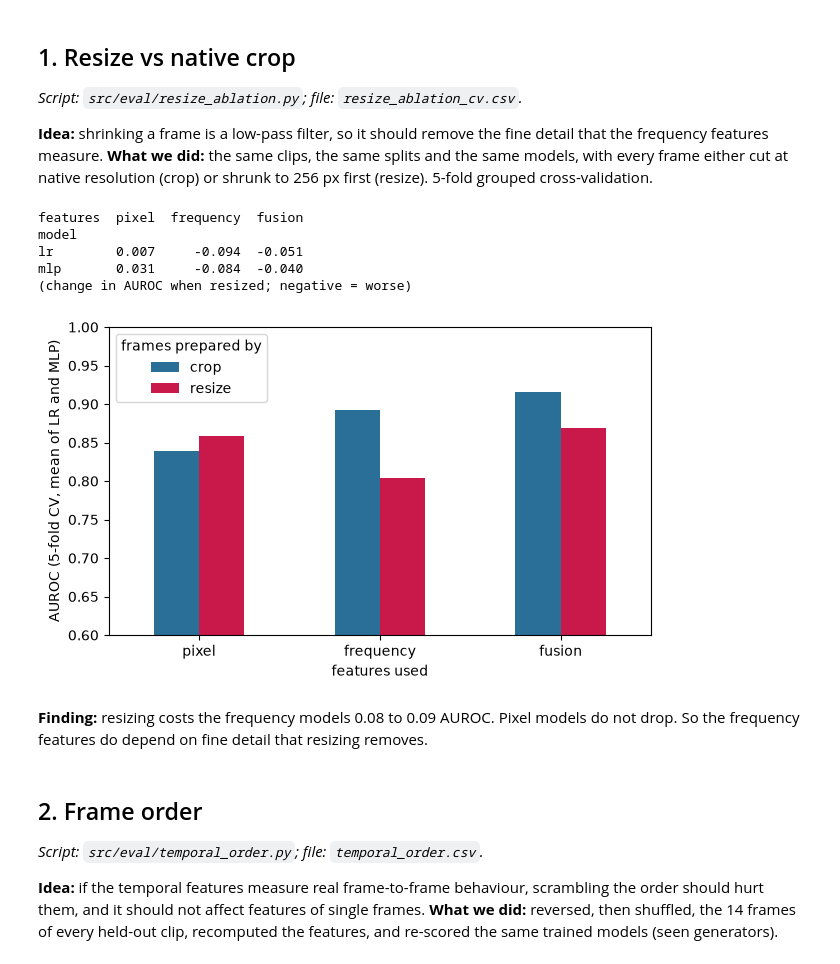
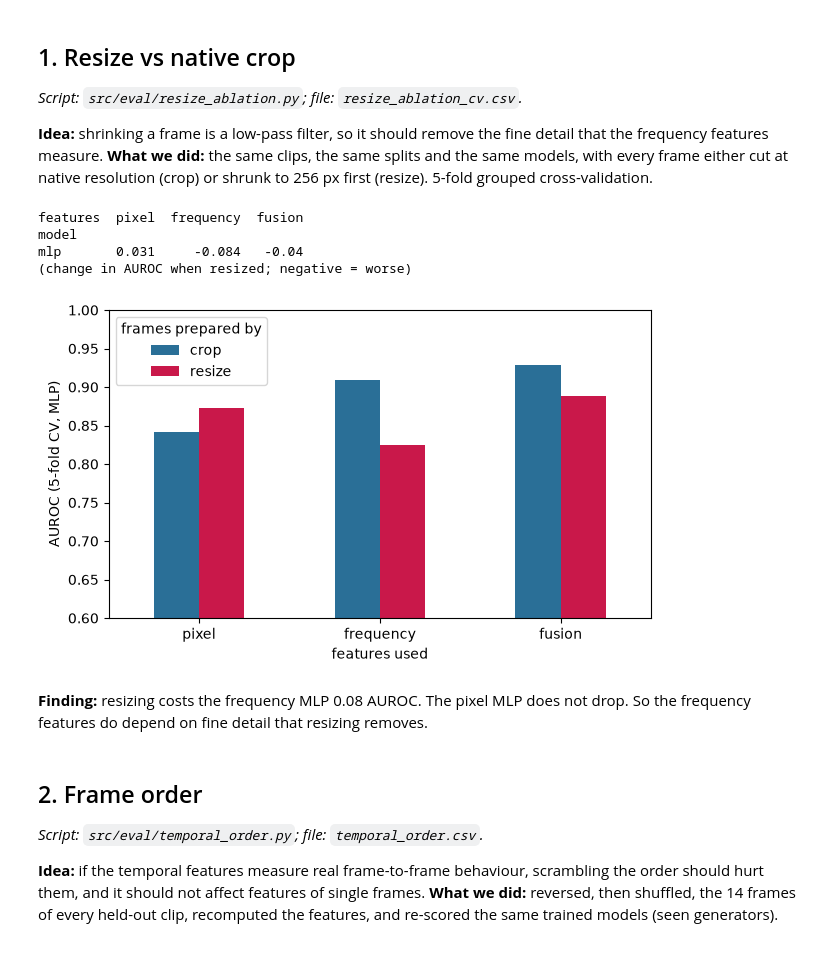
Before and after one commit to Astitva-Garg/Detection-of-AI-Generated-Video-via-Frequency-Domain, a Jupyter notebook: novelty.ipynb, the cells around one changed output. Saved outputs shown, nothing was run; the diff lists cells and outputs as text; code cells hidden in the pictures.

```diff
--- a/novelty.ipynb
+++ b/novelty.ipynb
@@ -26,22 +26,21 @@ from src.config import RESULTS
 # %%
 r = pd.read_csv(RESULTS / "resize_ablation_cv.csv")
 r["features"] = r.features.replace({"all": "frequency"})
-r = r[r.features.isin(["pixel", "frequency", "fusion"]) & (r.model != "lgbm")]
+r = r[r.features.isin(["pixel", "frequency", "fusion"]) & (r.model == "mlp")]
 
 print(r.pivot(index="model", columns="features", values="resize_minus_crop")[["pixel", "frequency", "fusion"]].to_string(),
       "\n(change in AUROC when resized; negative = worse)")
 ax = r.groupby("features")[["crop", "resize"]].mean().loc[["pixel", "frequency", "fusion"]].plot.bar(
     rot=0, ylim=(0.6, 1), color=["#2a6f97", "#c9184a"], figsize=(7, 4))
-ax.set(xlabel="features used", ylabel="AUROC (5-fold CV, mean of LR and MLP)"); ax.legend(title="frames prepared by");
+ax.set(xlabel="features used", ylabel="AUROC (5-fold CV, MLP)"); ax.legend(title="frames prepared by");
 # %% [output]
 features  pixel  frequency  fusion
 model
-lr        0.007     -0.094  -0.051
-mlp       0.031     -0.084  -0.040
+mlp       0.031     -0.084   -0.04
 (change in AUROC when resized; negative = worse)
-[figure, old version]
+[figure, new version]
 # %% [markdown]
-**Finding:** resizing costs the frequency models 0.08 to 0.09 AUROC. Pixel models do not drop. So the frequency features do depend on fine detail that resizing removes.
+**Finding:** resizing costs the frequency MLP 0.08 AUROC. The pixel MLP does not drop. So the frequency features do depend on fine detail that resizing removes.
 # %% [markdown]
 ## 2. Frame order
 
```
Also changed, not shown: parts of 3 cells of this notebook.
